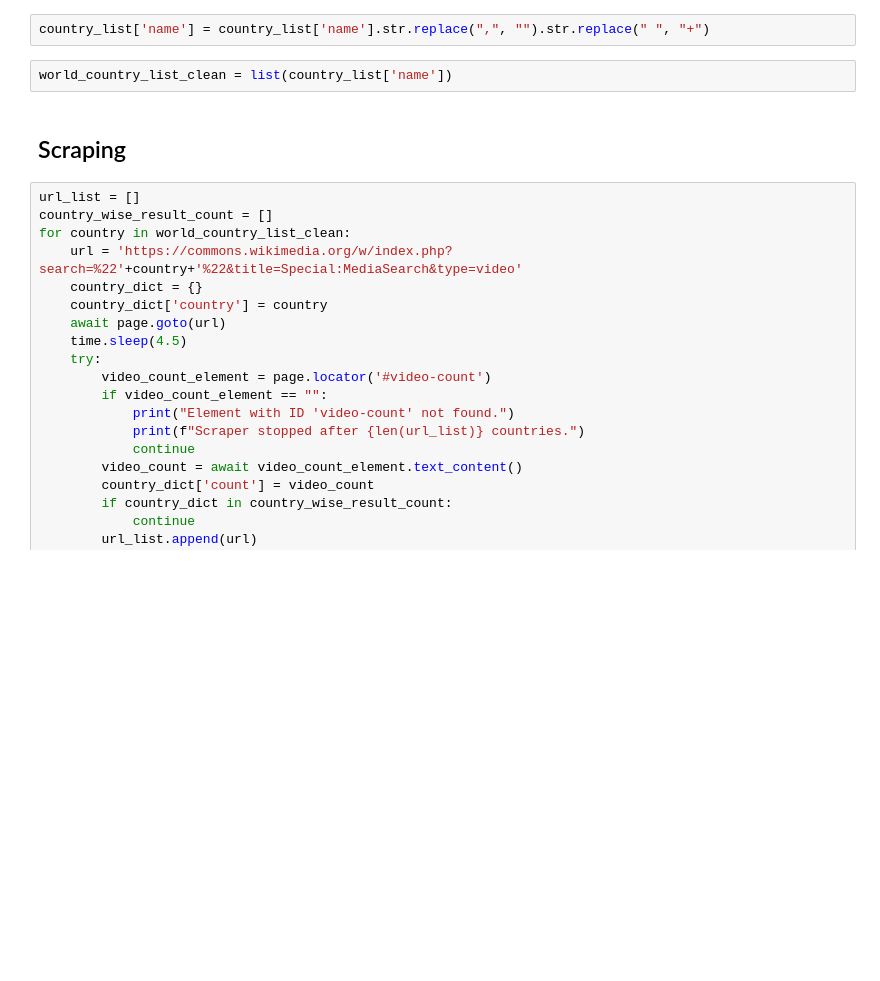
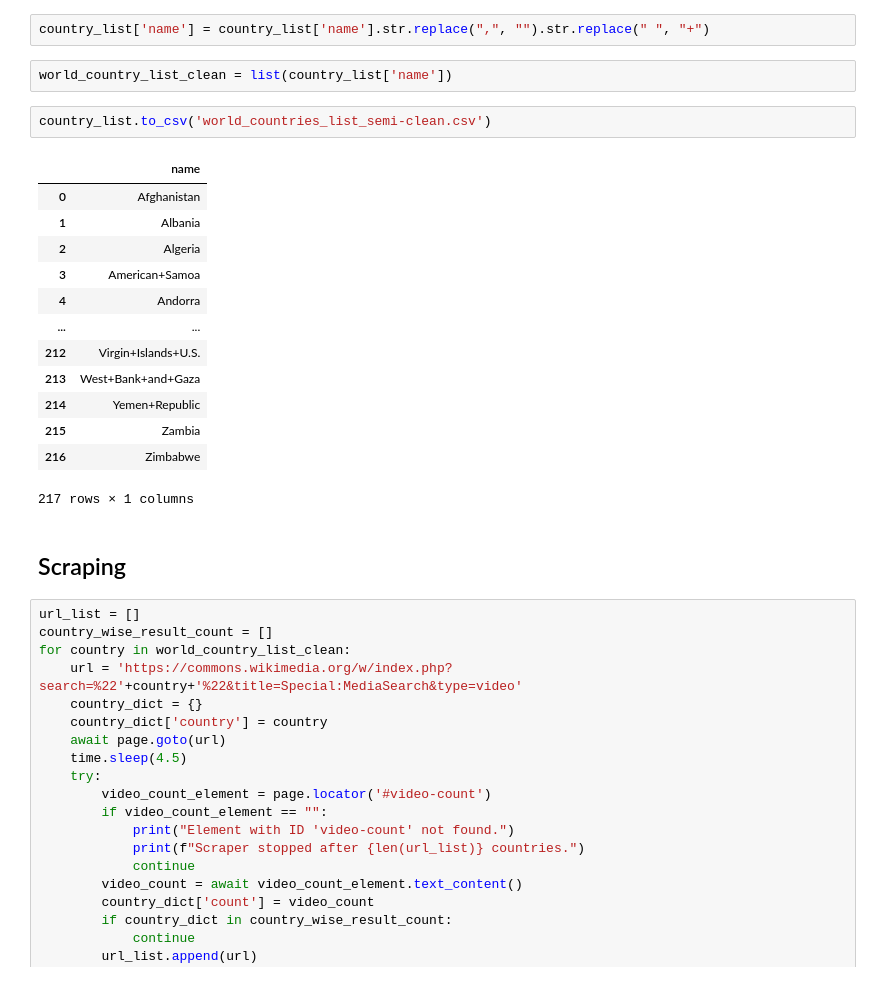
Before and after one commit to openjnet/scraper-cc, a Jupyter notebook: common_experiments.ipynb, the cells around one changed output. Drawn from its saved outputs; the diff is of its cells as text; blank space fills up the shorter version.

Commit message:
making csv for half-cleaned country list

```diff
--- a/common_experiments.ipynb
+++ b/common_experiments.ipynb
@@ -130,6 +130,22 @@ country_list['name'] = country_list['name'].str.replace(" Dem[.]", " Democratic"
 country_list['name'] = country_list['name'].str.replace(",", "").str.replace(" ", "+")
 # %%
 world_country_list_clean = list(country_list['name'])
+# %%
+country_list.to_csv('world_countries_list_semi-clean.csv')
+# %% [output]
+|  | name |
+| 0 | Afghanistan |
+| 1 | Albania |
+| 2 | Algeria |
+| 3 | American+Samoa |
+| 4 | Andorra |
+| ... | ... |
+| 212 | Virgin+Islands+U.S. |
+| 213 | West+Bank+and+Gaza |
+| 214 | Yemen+Republic |
+| 215 | Zambia |
+| 216 | Zimbabwe |
+217 rows × 1 columns
 # %% [markdown]
 ## Scraping
 # %%
```
Also changed, not shown: parts of 2 cells of this notebook, 1 other file.
